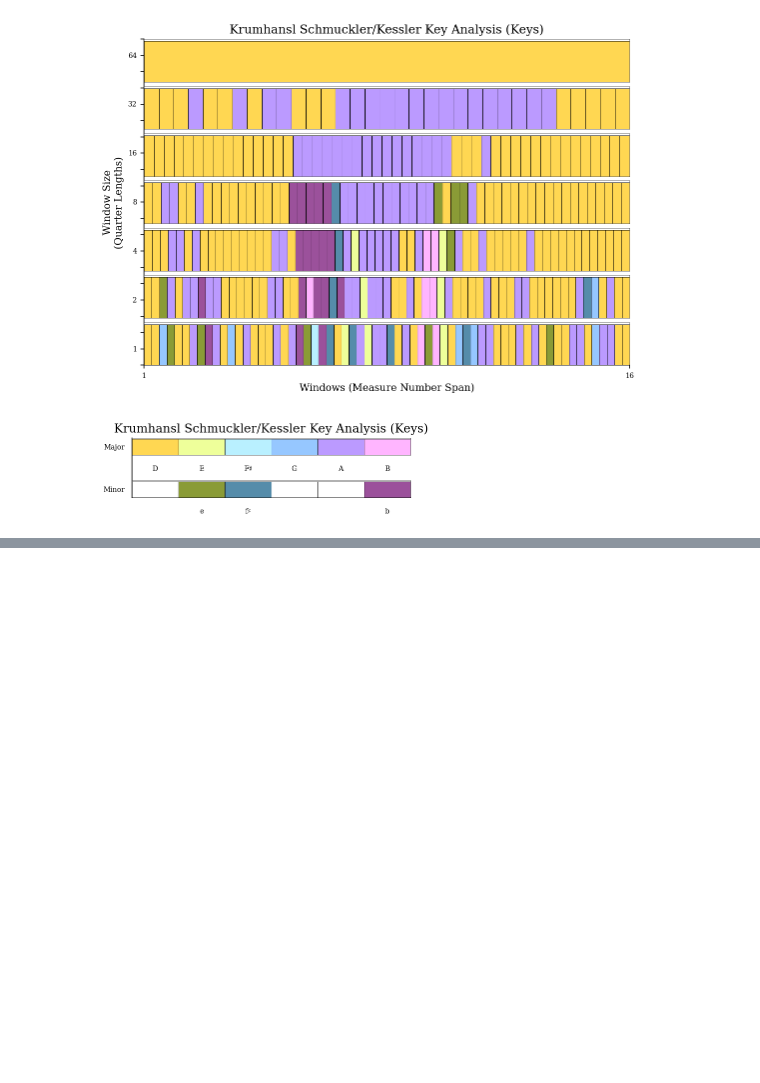
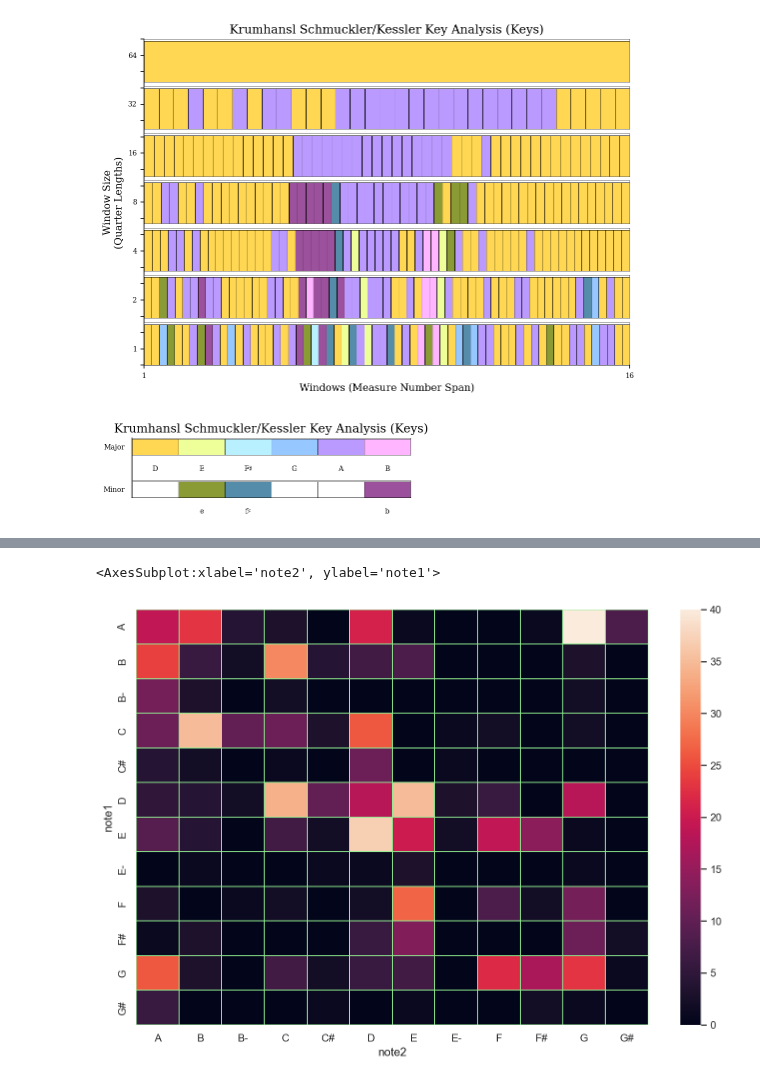
Before and after one commit to dwbzen/pymusic, a Jupyter notebook: music_EDA.ipynb, the cells around one changed output, grey strips where cells are left out. Drawn from its saved outputs; the diff is of its cells as text; code cells hidden in the pictures; blank space fills up the shorter version.

```diff
--- a/music_EDA.ipynb
+++ b/music_EDA.ipynb
@@ -1119,0 +1118,31 @@ s2.plot('histogram','pitchClass')
+# %%
+import seaborn as sns; sns.set_theme()
+import numpy as np; np.random.seed(0)
+import matplotlib.pyplot as plt
+%matplotlib inline
+
+def pivot_data(source_df):
+    cols = source_df.columns.sort_values()[:-1]
+    #
+    # rearrange the count data
+    #
+    note1 = []
+    note2 = []
+    count = []
+    for rnum in range(len(source_df['KEY'])):
+        for n2 in cols:
+            note1.append(source_df.iloc[rnum]['KEY'])
+            note2.append(n2)
+            count.append(int(source_df.iloc[rnum][n2]))
+
+    data = {'note1':note1, 'note2':note2, 'count':count}
+    notes_df_raw = pd.DataFrame(data=data)
+    notes_df = notes_df_raw.pivot('note1','note2','count')
+    # return the original and pivoted data frames
+    return notes_df,notes_df_raw
+
+bwv371_df = pd.read_csv('resources/music/bwv371_noteCounts_dpc_01.csv')
+bwv4xx_df = pd.read_csv('resources/music/bwv4xx_noteCounts_dpc_01.csv')
+op18_1_4_df = pd.read_csv('resources/music/op18.1_4_noteCounts_dpc_01.csv')
+
+nc_df,nc_raw_df = pivot_data(bwv371_df)
@@ -1119,0 +1166,9 @@ s2.plot('histogram','pitchClass')
+# %%
+# Bach - BWV371
+bwv371_df = pd.read_csv('resources/music/bwv371_noteCounts_dpc_01.csv')
+notes_bwv371_df,bwv371_raw_df = pivot_data(bwv371_df)
+plt.figure(figsize=(12,8))
+sns.heatmap(notes_bwv371_df, annot=False, fmt="d", linewidths=.5, linecolor='LightGreen')
+# %% [output]
+<AxesSubplot:xlabel='note2', ylabel='note1'>
+[figure, added]
```
Also changed, not shown: parts of 15 cells of this notebook, 19 other files.
